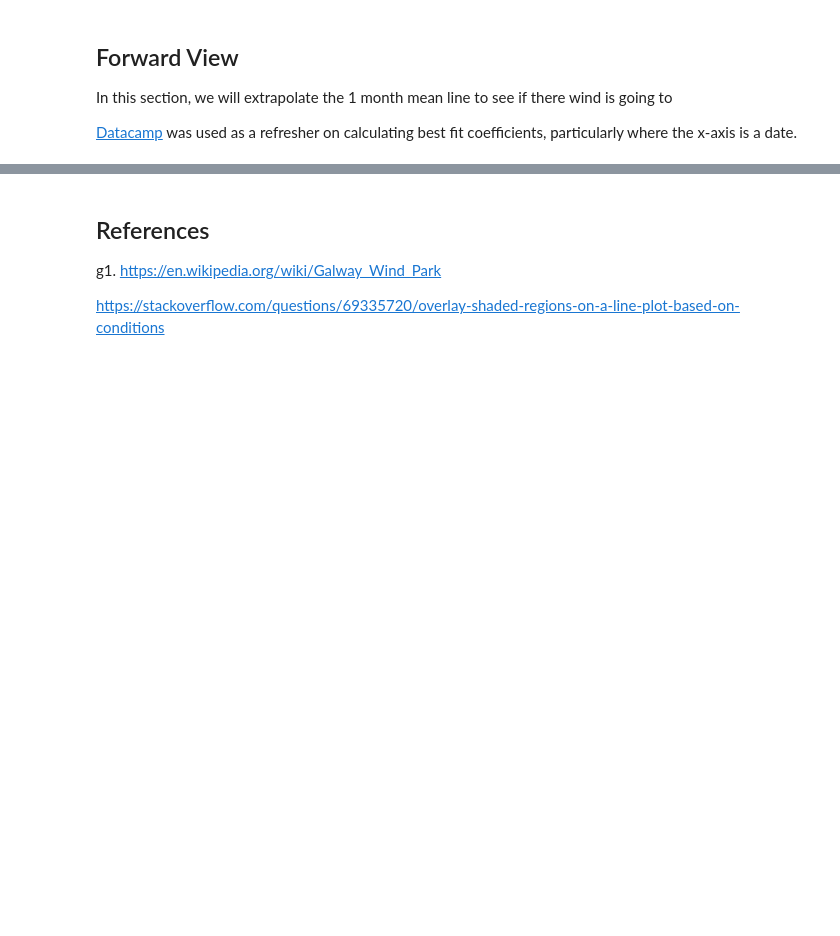
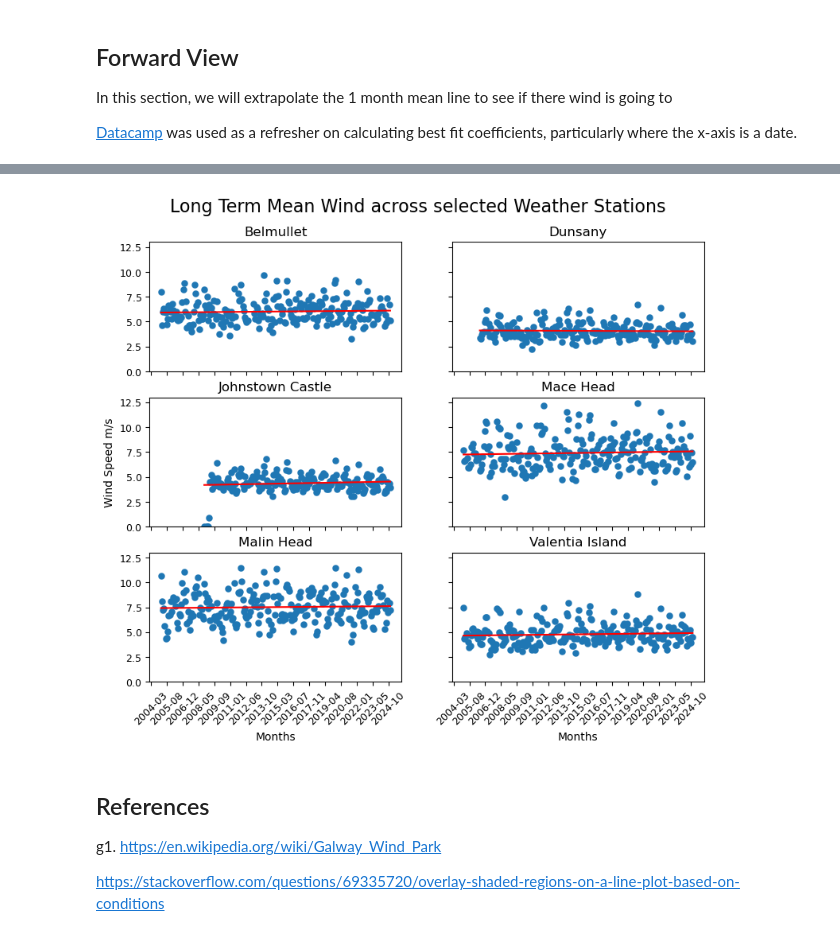
Before and after one commit to dvdgeroconnell/PFDA-project, a Jupyter notebook: weather.ipynb, the cells around one changed output, grey strips where cells are left out. Drawn from its saved outputs; the diff is of its cells as text; code cells hidden in the pictures; blank space fills up the shorter version.

Commit message:
Updated notebook with monthly wind graphs and best fit

```diff
--- a/new.ipynb
+++ b/weather.ipynb
@@ -610,3 +605,51 @@ LinAlgError: SVD did not converge in Linear Least Squares
+# %%
+fig_mean, axes_mean = plt.subplots(nrows=3, ncols=2, figsize=(9, 7), sharex='col', sharey='row')
+fig_mean.suptitle('Long Term Mean Wind across selected Weather Stations', fontsize=16)
+fig_mean.subplots_adjust(top = 0.9)
+date_form = mdates.DateFormatter("%Y-%m")
+
+axes_mean[0,0].plot(belmullet_mean_wind['datenum'], belmullet_mean_wind['wdsp'],'o', markeredgewidth=0.1)
+axes_mean[0,0].plot(belmullet_mean_wind['datenum'], belmullet_mean_wind['datenum']*m1 + c1, 'r-')
+axes_mean[0,0].set_title('Belmullet', fontsize=12)
+axes_mean[0,0].tick_params(axis='y', labelsize=9)
+axes_mean[0,0].set_ylim(0, 13)
+
+axes_mean[0,1].plot(dunsany_mean_wind['datenum'], dunsany_mean_wind['wdsp'],'o', markeredgewidth=0.1)
+axes_mean[0,1].plot(dunsany_mean_wind['datenum'], dunsany_mean_wind['datenum']*m2 + c2, 'r-')
+axes_mean[0,1].set_title('Dunsany', fontsize=12)
+
+axes_mean[1,0].plot(johnstown_mean_wind['datenum'], johnstown_mean_wind['wdsp'],'o', markeredgewidth=0.1)
+axes_mean[1,0].plot(johnstown_mean_wind['datenum'], johnstown_mean_wind['datenum']*m3 + c3, 'r-')
+axes_mean[1,0].set_title('Johnstown Castle', fontsize=12)
+axes_mean[1,0].tick_params(axis='y', labelsize=9)
+axes_mean[1,0].set_ylabel('Wind Speed m/s', fontsize=10)
+axes_mean[1,0].set_ylim(0, 13)
+
+axes_mean[1,1].plot(macehead_mean_wind['datenum'], macehead_mean_wind['wdsp'],'o', markeredgewidth=0.1)
+axes_mean[1,1].plot(macehead_mean_wind['datenum'], macehead_mean_wind['datenum']*m4 + c4, 'r-')
+axes_mean[1,1].set_title('Mace Head', fontsize=12)
+
+axes_mean[2,0].plot(malinhead_mean_wind['datenum'], malinhead_mean_wind['wdsp'],'o', markeredgewidth=0.1)
+axes_mean[2,0].plot(malinhead_mean_wind['datenum'], malinhead_mean_wind['datenum']*m5 + c5, 'r-')
+axes_mean[2,0].set_title('Malin Head', fontsize=12)
+axes_mean[2,0].xaxis.set_major_formatter(date_form)
+axes_mean[2,0].xaxis.set_major_locator(plt.MaxNLocator(16))
+axes_mean[2,0].tick_params(axis='y', labelsize=9)
+axes_mean[2,0].tick_params(axis='x', rotation=45, labelsize=9)
+axes_mean[2,0].set_xlabel('Months', fontsize=10)
+
+axes_mean[2,1].plot(valentia_mean_wind['datenum'], valentia_mean_wind['wdsp'],'o', markeredgewidth=0.1)
+axes_mean[2,1].plot(valentia_mean_wind['datenum'], valentia_mean_wind['datenum']*m6 + c6, 'r-')
+axes_mean[2,1].set_title('Valentia Island', fontsize=12)
+axes_mean[2,1].xaxis.set_major_formatter(date_form)
+axes_mean[2,1].xaxis.set_major_locator(plt.MaxNLocator(16))
+axes_mean[2,1].tick_params(axis='x', rotation=45, labelsize=9)
+axes_mean[2,1].set_xlabel('Months', fontsize=10)
+axes_mean[2,0].set_ylim(0, 13)
+
+plt.show()
+# %% [output]
+[figure, added]
 # %% [markdown]
 ## References
 g1. https://en.wikipedia.org/wiki/Galway_Wind_Park
```
Also changed, not shown: parts of 8 cells of this notebook, 1 other file.
